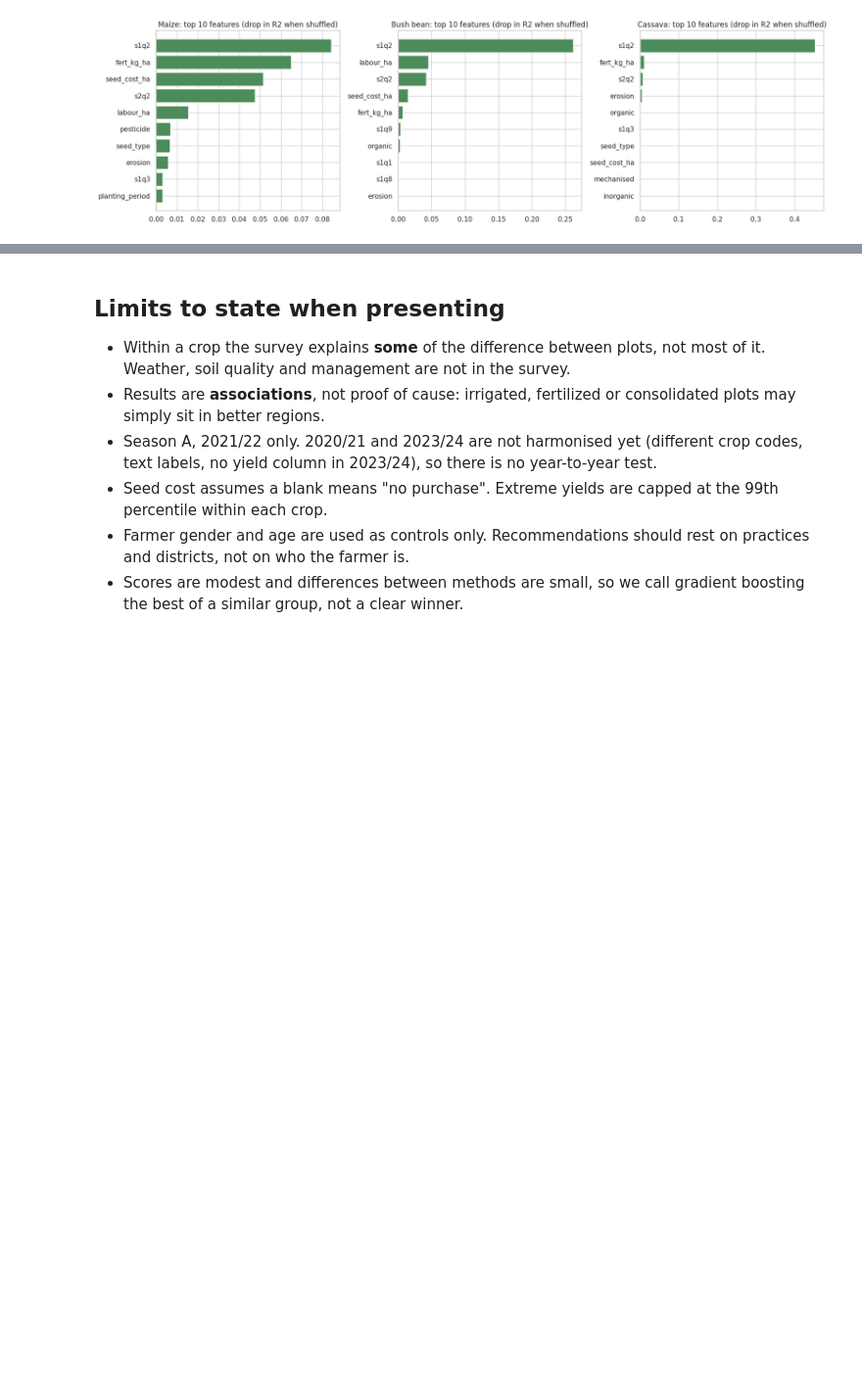
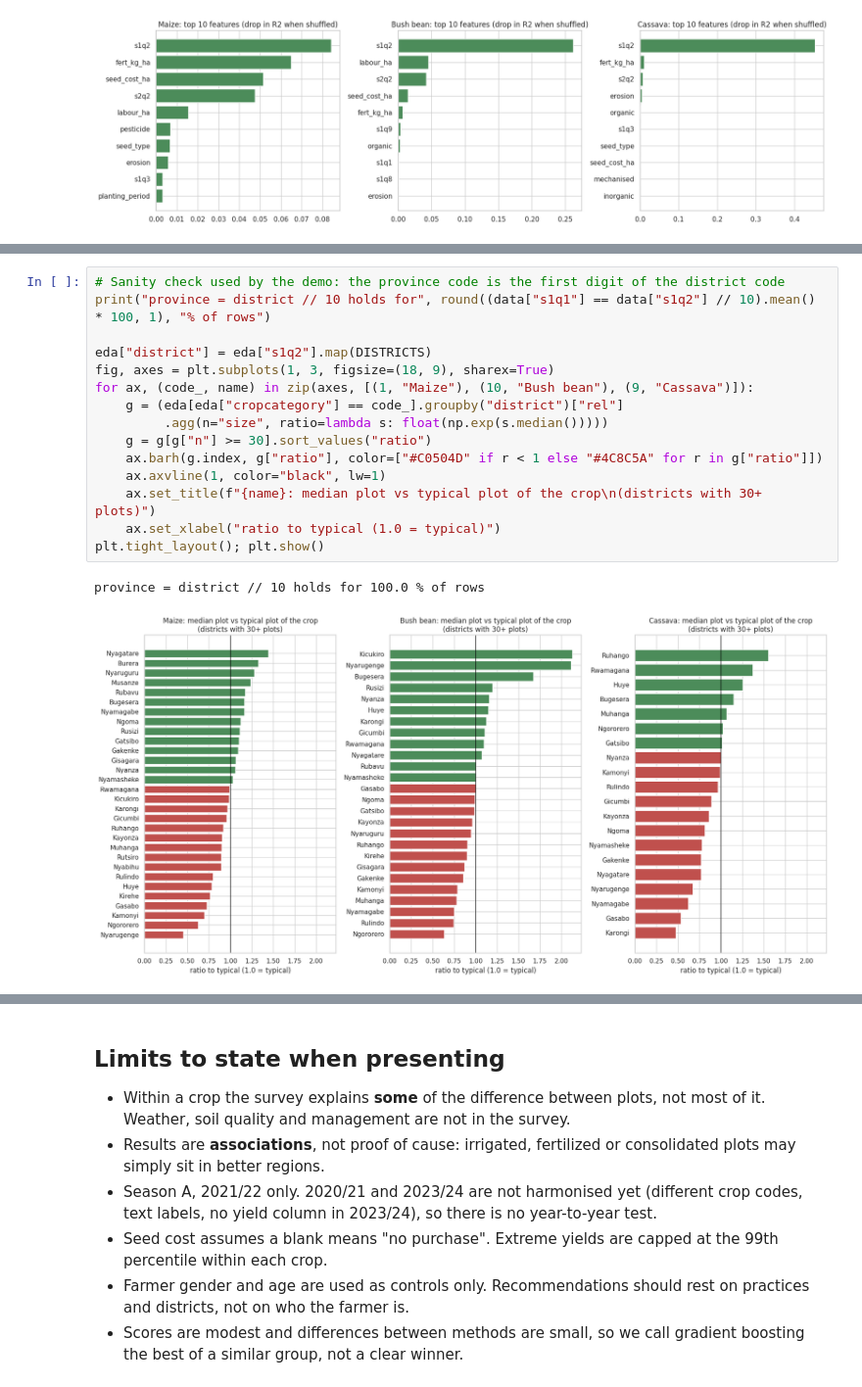
Before and after one commit to tmachingur-code/predicting-crop-yield-rwanda, a Jupyter notebook: notebooks/Predicting_Crop_Yield_Rwanda.ipynb, the cells around one changed output, grey strips where cells are left out. Shown at 98% size. Cells and saved outputs as stored; diff of their text form; blank space fills up the shorter version.

```diff
--- a/notebooks/Predicting_Crop_Yield_Rwanda.ipynb
+++ b/notebooks/Predicting_Crop_Yield_Rwanda.ipynb
@@ -521,0 +648,18 @@ plt.tight_layout(); plt.show()
+# %%
+# Sanity check used by the demo: the province code is the first digit of the district code
+print("province = district // 10 holds for", round((data["s1q1"] == data["s1q2"] // 10).mean() * 100, 1), "% of rows")
+
+eda["district"] = eda["s1q2"].map(DISTRICTS)
+fig, axes = plt.subplots(1, 3, figsize=(18, 9), sharex=True)
+for ax, (code_, name) in zip(axes, [(1, "Maize"), (10, "Bush bean"), (9, "Cassava")]):
+    g = (eda[eda["cropcategory"] == code_].groupby("district")["rel"]
+         .agg(n="size", ratio=lambda s: float(np.exp(s.median()))))
+    g = g[g["n"] >= 30].sort_values("ratio")
+    ax.barh(g.index, g["ratio"], color=["#C0504D" if r < 1 else "#4C8C5A" for r in g["ratio"]])
+    ax.axvline(1, color="black", lw=1)
+    ax.set_title(f"{name}: median plot vs typical plot of the crop\n(districts with 30+ plots)")
+    ax.set_xlabel("ratio to typical (1.0 = typical)")
+plt.tight_layout(); plt.show()
+# %% [output]
+province = district // 10 holds for 100.0 % of rows
+[figure, added]
```
Also changed, not shown: parts of 11 cells of this notebook.
